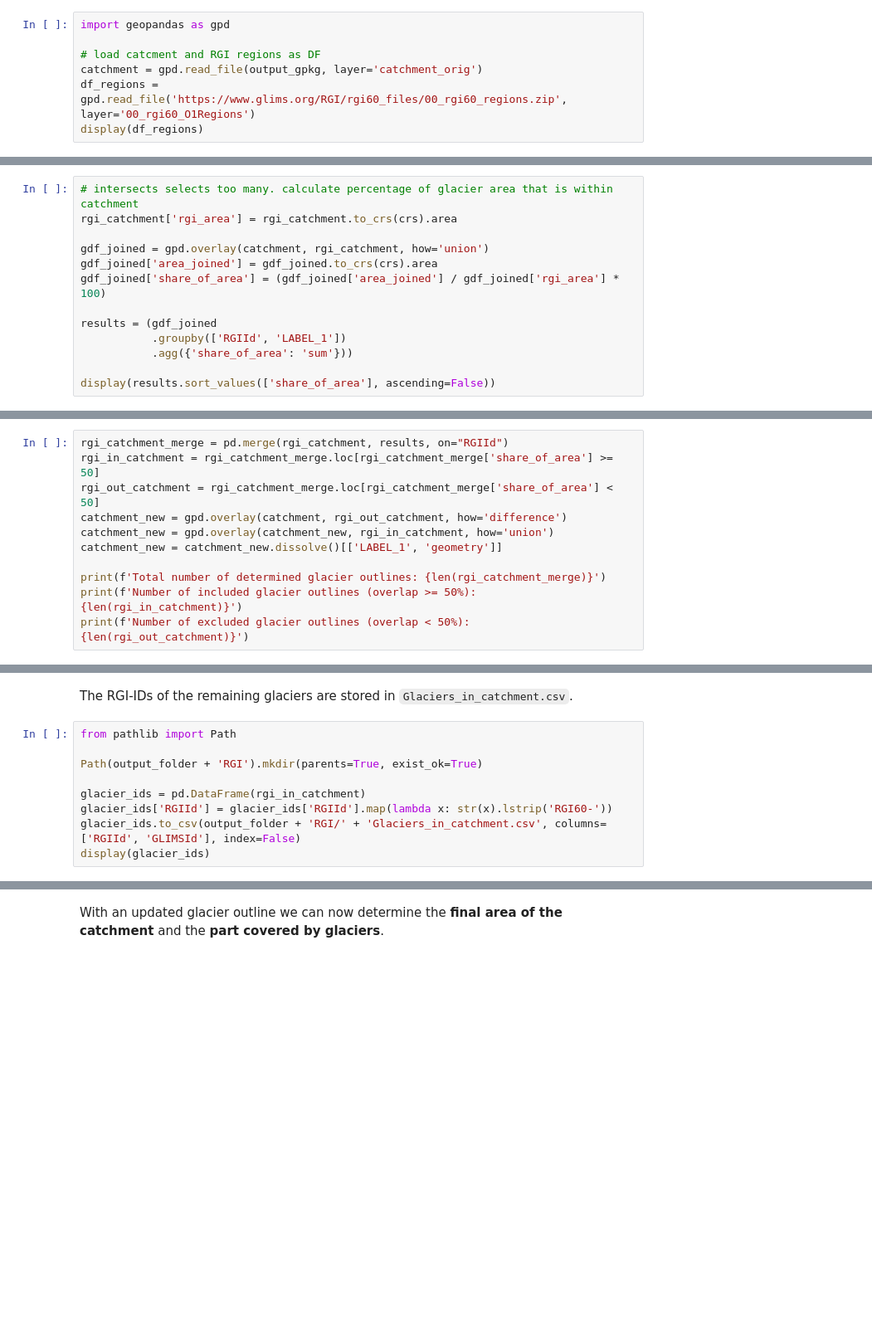
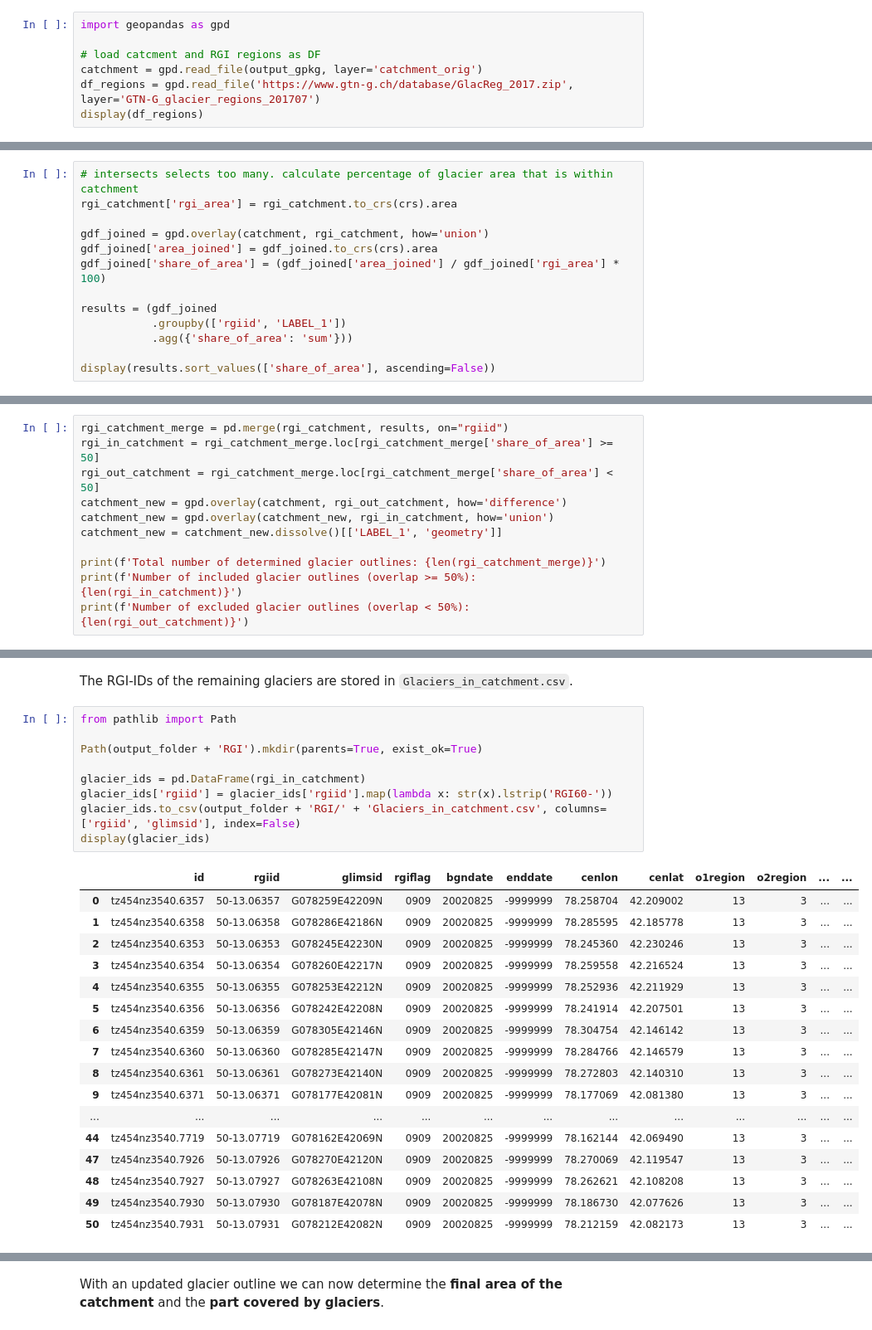
Before and after one commit to phiscu/matilda_edu, a Jupyter notebook: Notebook1_Catchment_delineation.ipynb, the cells around one changed output, grey strips where cells are left out. Shown at 83% size. Cells and saved outputs as stored; diff of their text form; blank space fills up the shorter version.

```diff
--- a/Notebook1_Catchment_delineation.ipynb
+++ b/Notebook1_Catchment_delineation.ipynb
@@ -344,6 +347,6 @@ import geopandas as gpd
 
 # load catcment and RGI regions as DF
 catchment = gpd.read_file(output_gpkg, layer='catchment_orig')
-df_regions = gpd.read_file('https://www.glims.org/RGI/rgi60_files/00_rgi60_regions.zip', layer='00_rgi60_O1Regions')
+df_regions = gpd.read_file('https://www.gtn-g.ch/database/GlacReg_2017.zip', layer='GTN-G_glacier_regions_201707')
 display(df_regions)
 # %% [output]
@@ -438,7 +501,7 @@ gdf_joined['area_joined'] = gdf_joined.to_crs(crs).area
 gdf_joined['share_of_area'] = (gdf_joined['area_joined'] / gdf_joined['rgi_area'] * 100)
 
 results = (gdf_joined
-           .groupby(['RGIId', 'LABEL_1'])
+           .groupby(['rgiid', 'LABEL_1'])
            .agg({'share_of_area': 'sum'}))
 
 display(results.sort_values(['share_of_area'], ascending=False))
@@ -448,7 +530,7 @@ Now we can **filter** based on the percentage of shared area. After that the cat
 - **&#8805;50%** of the area are in the catchment &rarr; **include** and extend catchment area by full glacier outlines (if needed)
 - **<50%** of the area are in the catchment &rarr; **exclude** and reduce catchment area by glacier outlines (if needed)
 # %%
-rgi_catchment_merge = pd.merge(rgi_catchment, results, on="RGIId")
+rgi_catchment_merge = pd.merge(rgi_catchment, results, on="rgiid")
 rgi_in_catchment = rgi_catchment_merge.loc[rgi_catchment_merge['share_of_area'] >= 50]
 rgi_out_catchment = rgi_catchment_merge.loc[rgi_catchment_merge['share_of_area'] < 50]
 catchment_new = gpd.overlay(catchment, rgi_out_catchment, how='difference')
@@ -463,9 +549,27 @@ The RGI-IDs of the remaining glaciers are stored in `Glaciers_in_catchment.csv`.
 # %%
 from pathlib import Path
 
 Path(output_folder + 'RGI').mkdir(parents=True, exist_ok=True)
 
 glacier_ids = pd.DataFrame(rgi_in_catchment)
-glacier_ids['RGIId'] = glacier_ids['RGIId'].map(lambda x: str(x).lstrip('RGI60-'))
-glacier_ids.to_csv(output_folder + 'RGI/' + 'Glaciers_in_catchment.csv', columns=['RGIId', 'GLIMSId'], index=False)
+glacier_ids['rgiid'] = glacier_ids['rgiid'].map(lambda x: str(x).lstrip('RGI60-'))
+glacier_ids.to_csv(output_folder + 'RGI/' + 'Glaciers_in_catchment.csv', columns=['rgiid', 'glimsid'], index=False)
 display(glacier_ids)
+# %% [output]
+|  | id | rgiid | glimsid | rgiflag | bgndate | enddate | cenlon | cenlat | o1region | o2region | ... | ... |
+| 0 | tz454nz3540.6357 | 50-13.06357 | G078259E42209N | 0909 | 20020825 | -9999999 | 78.258704 | 42.209002 | 13 | 3 | ... | ... |
+| 1 | tz454nz3540.6358 | 50-13.06358 | G078286E42186N | 0909 | 20020825 | -9999999 | 78.285595 | 42.185778 | 13 | 3 | ... | ... |
+| 2 | tz454nz3540.6353 | 50-13.06353 | G078245E42230N | 0909 | 20020825 | -9999999 | 78.245360 | 42.230246 | 13 | 3 | ... | ... |
+| 3 | tz454nz3540.6354 | 50-13.06354 | G078260E42217N | 0909 | 20020825 | -9999999 | 78.259558 | 42.216524 | 13 | 3 | ... | ... |
+| 4 | tz454nz3540.6355 | 50-13.06355 | G078253E42212N | 0909 | 20020825 | -9999999 | 78.252936 | 42.211929 | 13 | 3 | ... | ... |
+| 5 | tz454nz3540.6356 | 50-13.06356 | G078242E42208N | 0909 | 20020825 | -9999999 | 78.241914 | 42.207501 | 13 | 3 | ... | ... |
+| 6 | tz454nz3540.6359 | 50-13.06359 | G078305E42146N | 0909 | 20020825 | -9999999 | 78.304754 | 42.146142 | 13 | 3 | ... | ... |
+| 7 | tz454nz3540.6360 | 50-13.06360 | G078285E42147N | 0909 | 20020825 | -9999999 | 78.284766 | 42.146579 | 13 | 3 | ... | ... |
+| 8 | tz454nz3540.6361 | 50-13.06361 | G078273E42140N | 0909 | 20020825 | -9999999 | 78.272803 | 42.140310 | 13 | 3 | ... | ... |
+| 9 | tz454nz3540.6371 | 50-13.06371 | G078177E42081N | 0909 | 20020825 | -9999999 | 78.177069 | 42.081380 | 13 | 3 | ... | ... |
+| ... | ... | ... | ... | ... | ... | ... | ... | ... | ... | ... | ... | ... |
+| 44 | tz454nz3540.7719 | 50-13.07719 | G078162E42069N | 0909 | 20020825 | -9999999 | 78.162144 | 42.069490 | 13 | 3 | ... | ... |
+| 47 | tz454nz3540.7926 | 50-13.07926 | G078270E42120N | 0909 | 20020825 | -9999999 | 78.270069 | 42.119547 | 13 | 3 | ... | ... |
+| 48 | tz454nz3540.7927 | 50-13.07927 | G078263E42108N | 0909 | 20020825 | -9999999 | 78.262621 | 42.108208 | 13 | 3 | ... | ... |
+| 49 | tz454nz3540.7930 | 50-13.07930 | G078187E42078N | 0909 | 20020825 | -9999999 | 78.186730 | 42.077626 | 13 | 3 | ... | ... |
+| 50 | tz454nz3540.7931 | 50-13.07931 | G078212E42082N | 0909 | 20020825 | -9999999 | 78.212159 | 42.082173 | 13 | 3 | ... | ... |
```
Also changed, not shown: parts of 28 cells of this notebook.
